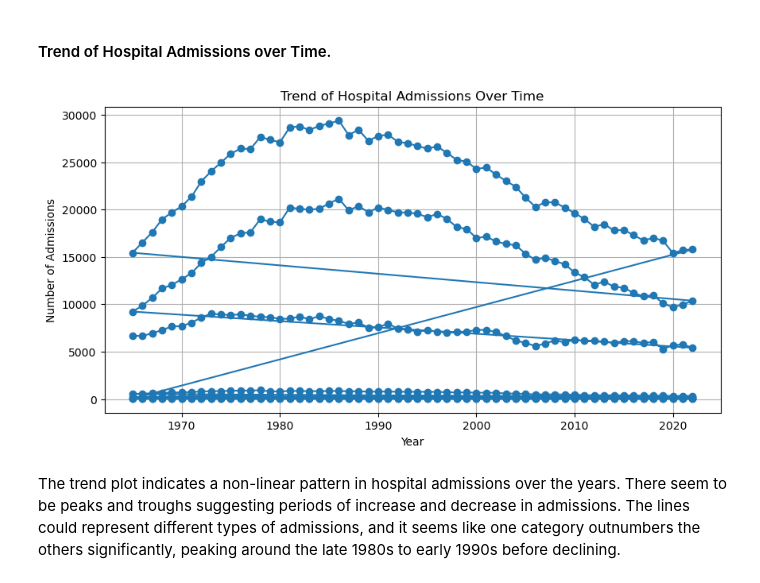
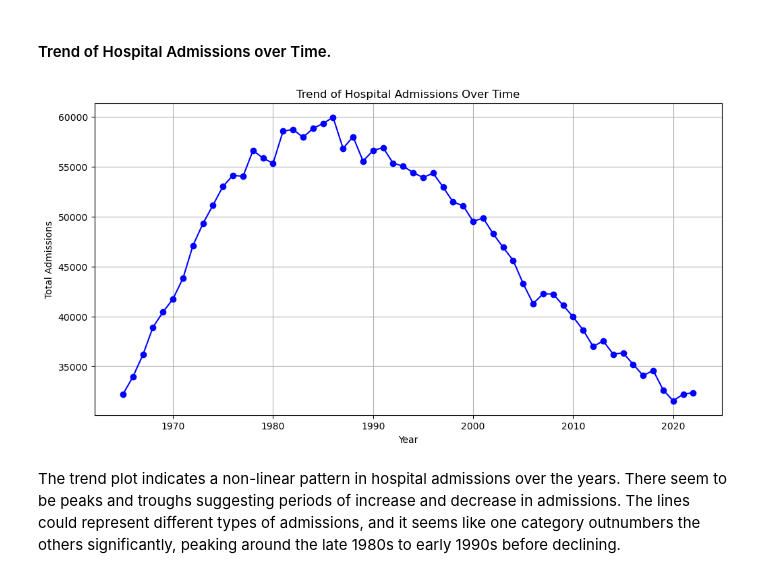
Before and after one commit to BobGanti/nci-dai, a Jupyter notebook: dai_notebook.ipynb, the cells around one changed output. Cells and saved outputs as stored; diff of their text form; code cells hidden in the pictures.

```diff
--- a/dai_notebook.ipynb
+++ b/dai_notebook.ipynb
@@ -96,16 +116,24 @@ There's a large peak at the very beginning of the histogram, which could represe
 # %% [markdown]
 #### Trend of Hospital Admissions over Time.
 # %%
-df = pd.read_csv("df_cleaned")
-plt.figure(figsize=(10,5))
-plt.plot(df['Year'], df['VALUE'], marker='o')
+import matplotlib.pyplot as plt
+
+
+df_csv = pd.read_csv("df_cleaned.csv")
+
+# Grouping data by year and summing admissions
+admissions_per_year = df_csv.groupby('Year')['VALUE'].sum()
+
+    # Plotting
+plt.figure(figsize=(12, 6))
+admissions_per_year.plot(kind='line', color='blue', marker='o')
 plt.title('Trend of Hospital Admissions Over Time')
 plt.xlabel('Year')
-plt.ylabel('Number of Admissions')
+plt.ylabel('Total Admissions')
 plt.grid(True)
 plt.show()
 # %% [output]
-[figure, old version]
+[figure, new version]
 # %% [markdown]
 The trend plot indicates a non-linear pattern in hospital admissions over the years. There seem to be peaks and troughs suggesting periods of increase and decrease in admissions.
 The lines could represent different types of admissions, and it seems like one category outnumbers the others significantly, peaking around the late 1980s to early 1990s before declining.
```
Also changed, not shown: parts of 6 cells of this notebook, 2 other files.
